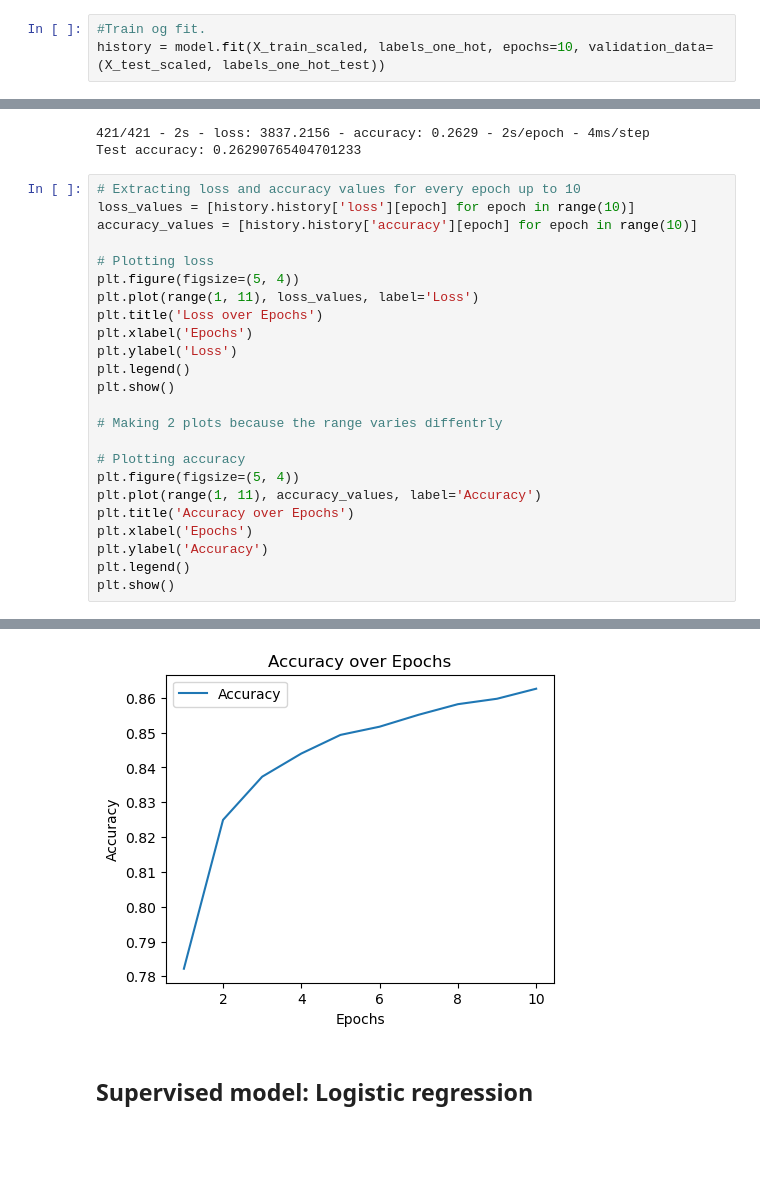
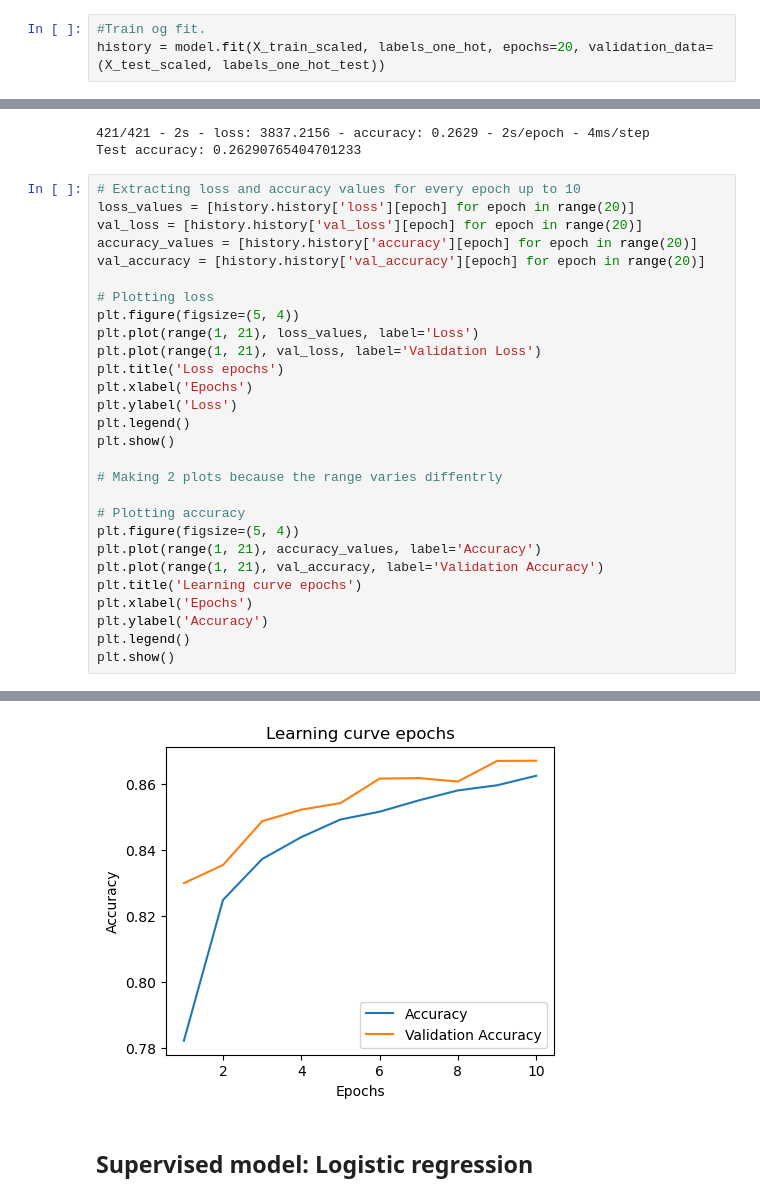
Before and after one commit to GeorgRis/Innlevering_INFO282, a Jupyter notebook: preprocess.ipynb, the cells around one changed output, grey strips where cells are left out. Cells and saved outputs as stored; diff of their text form; blank space fills up the shorter version.

```diff
--- a/preprocess.ipynb
+++ b/preprocess.ipynb
@@ -459,7 +459,7 @@ model.compile(optimizer='adam',
               metrics=['accuracy'])
 # %%
 #Train og fit.
-history = model.fit(X_train_scaled, labels_one_hot, epochs=10, validation_data=(X_test_scaled, labels_one_hot_test))
+history = model.fit(X_train_scaled, labels_one_hot, epochs=20, validation_data=(X_test_scaled, labels_one_hot_test))
 # %% [output]
 Epoch 1/10
 1683/1683 [==============================] - 18s 8ms/step - loss: 0.5439 - accuracy: 0.7822 - val_loss: 0.4237 - val_accuracy: 0.8300
@@ -496,13 +496,16 @@ print('Test accuracy:', test_acc)
 Test accuracy: 0.26290765404701233
 # %%
 # Extracting loss and accuracy values for every epoch up to 10
-loss_values = [history.history['loss'][epoch] for epoch in range(10)]
-accuracy_values = [history.history['accuracy'][epoch] for epoch in range(10)]
+loss_values = [history.history['loss'][epoch] for epoch in range(20)]
+val_loss = [history.history['val_loss'][epoch] for epoch in range(20)]
+accuracy_values = [history.history['accuracy'][epoch] for epoch in range(20)]
+val_accuracy = [history.history['val_accuracy'][epoch] for epoch in range(20)]
 
 # Plotting loss
 plt.figure(figsize=(5, 4))
-plt.plot(range(1, 11), loss_values, label='Loss')
-plt.title('Loss over Epochs')
+plt.plot(range(1, 21), loss_values, label='Loss')
+plt.plot(range(1, 21), val_loss, label='Validation Loss')
+plt.title('Loss epochs')
 plt.xlabel('Epochs')
 plt.ylabel('Loss')
 plt.legend()
@@ -512,8 +515,9 @@ plt.show()
 
 # Plotting accuracy
 plt.figure(figsize=(5, 4))
-plt.plot(range(1, 11), accuracy_values, label='Accuracy')
-plt.title('Accuracy over Epochs')
+plt.plot(range(1, 21), accuracy_values, label='Accuracy')
+plt.plot(range(1, 21), val_accuracy, label='Validation Accuracy')
+plt.title('Learning curve epochs')
 plt.xlabel('Epochs')
 plt.ylabel('Accuracy')
 plt.legend()
@@ -523,4 +527,4 @@ plt.show()
-[figure, old version]
+[figure, new version]
 # %% [markdown]
 ## Supervised model: Logistic regression
 # %%
```
Also changed, not shown: parts of 5 cells of this notebook.
